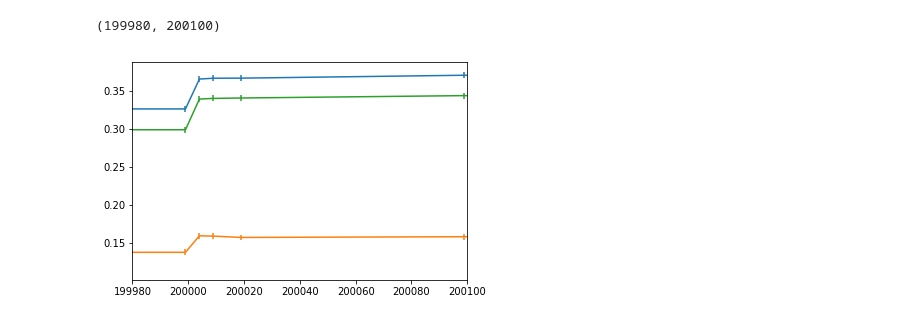
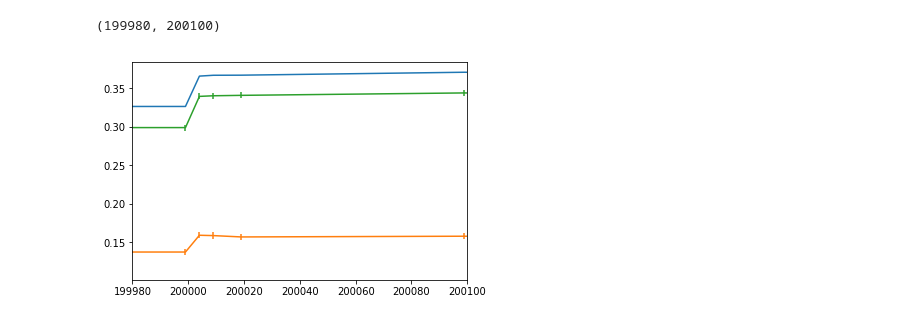
Before and after one commit to dmcinerney/Summarization, a Jupyter notebook: plot_rouge.ipynb, the cells around one changed output. Saved outputs shown, nothing was run; the diff lists cells and outputs as text; code cells hidden in the pictures.

```diff
--- a/plot_rouge.ipynb
+++ b/plot_rouge.ipynb
@@ -14,4 +20,4 @@ plt.xlim([190000, 210000])
 # %%
 checkpoints = ['checkpoints/LSTMCheckpoints1/checkpoint%i' % i for i in range(1,21)] + \
               ['checkpoints/LSTMCheckpoints1_1/checkpoint%i' % i for i in range(21,27)]
-timesteps, scores = plot_checkpoint_rouge(checkpoints)
+timesteps, scores = extract_checkpoint_rouge(checkpoints)
@@ -38,9 +24,9 @@ scores
 # %%
-import matplotlib.pyplot as plt
-plt.errorbar(timesteps, [score['rouge_1_f_score'] for score in scores], yerr=[score['rouge_1_f_score_ce']-score['rouge_1_f_score_cb'] for score in scores])
+plt.errorbar(timesteps,
+             [score['rouge_1_f_score'] for score in scores])
 plt.errorbar(timesteps, [score['rouge_2_f_score'] for score in scores], yerr=[score['rouge_2_f_score_ce']-score['rouge_2_f_score_cb'] for score in scores])
 plt.errorbar(timesteps, [score['rouge_l_f_score'] for score in scores], yerr=[score['rouge_l_f_score_ce']-score['rouge_l_f_score_cb'] for score in scores])
 plt.xlim([199980, 200100])
 # %% [output]
 (199980, 200100)
-[figure, old version]
+[figure, new version]
```
Also changed, not shown: parts of 16 cells of this notebook, 11 other files.
